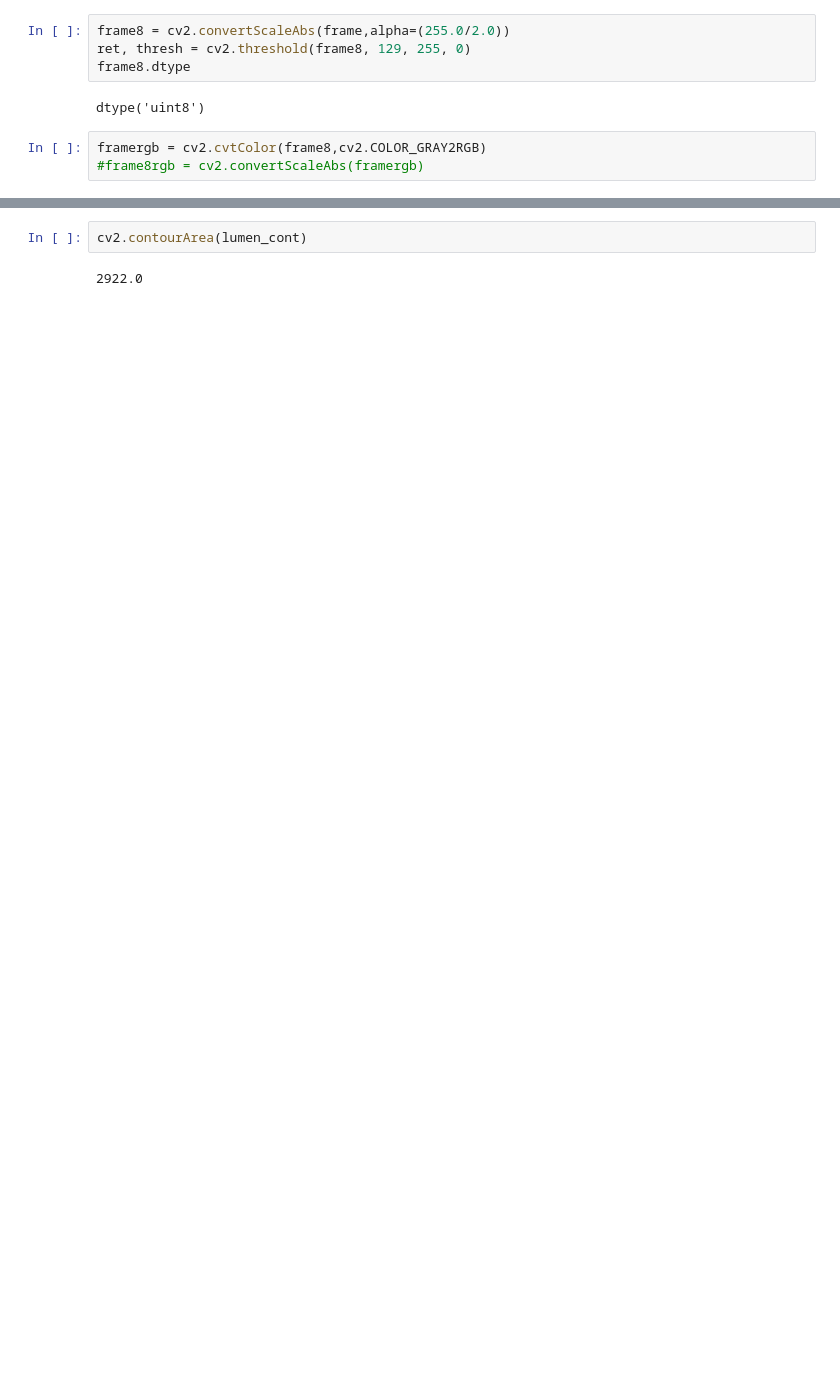
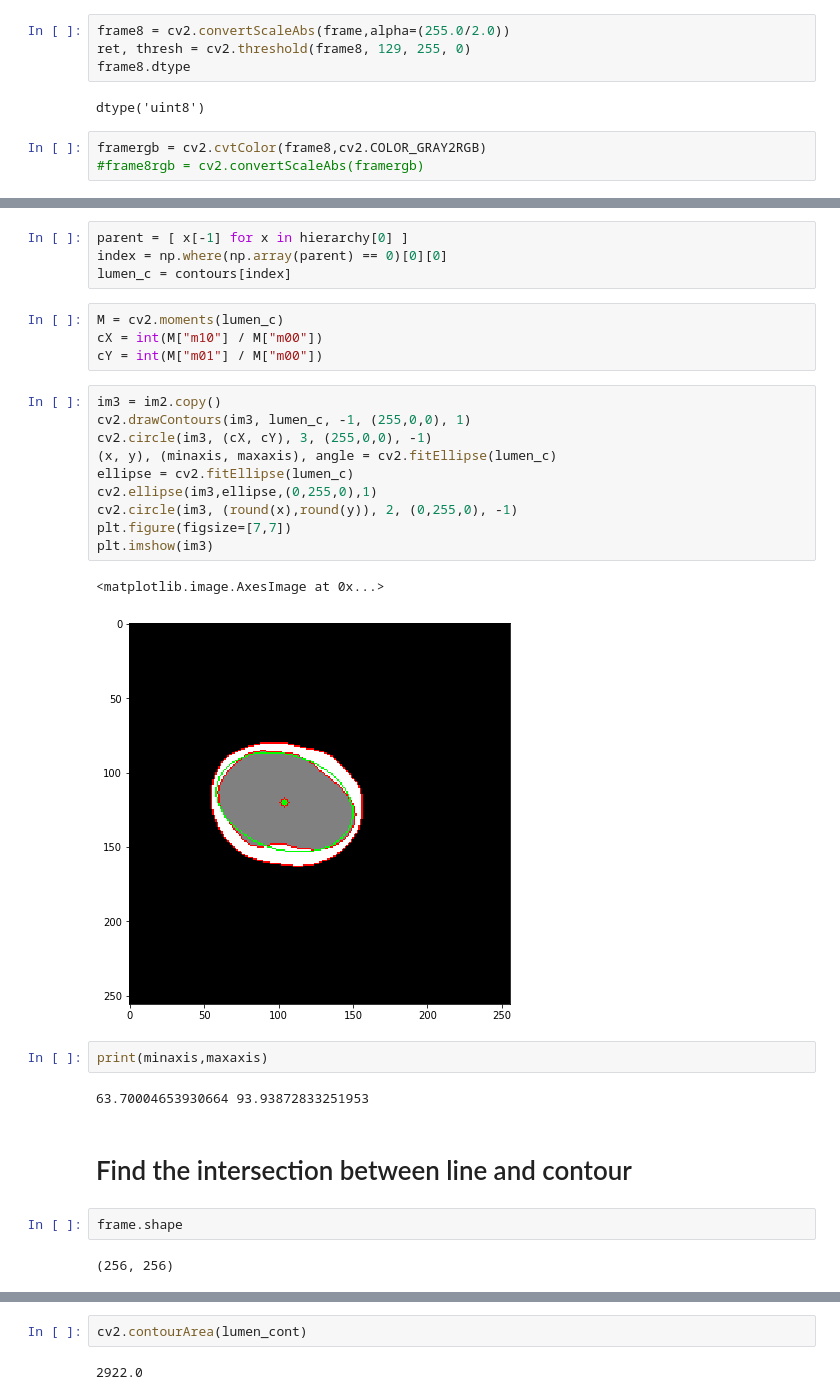
Before and after one commit to paulnguyen81/bloodpressure_ffr, a Jupyter notebook: feature_eccentricity.ipynb, the cells around one changed output, grey strips where cells are left out. Saved outputs shown, nothing was run; the diff lists cells and outputs as text; blank space fills up the shorter version.

```diff
--- a/feature_eccentricity.ipynb
+++ b/feature_eccentricity.ipynb
@@ -76,0 +95,31 @@ plt.imshow(framergb)
+# %%
+parent = [ x[-1] for x in hierarchy[0] ]
+index = np.where(np.array(parent) == 0)[0][0]
+lumen_c = contours[index]
+# %%
+M = cv2.moments(lumen_c)
+cX = int(M["m10"] / M["m00"])
+cY = int(M["m01"] / M["m00"])
+# %%
+im3 = im2.copy()
+cv2.drawContours(im3, lumen_c, -1, (255,0,0), 1)
+cv2.circle(im3, (cX, cY), 3, (255,0,0), -1)
+(x, y), (minaxis, maxaxis), angle = cv2.fitEllipse(lumen_c)
+ellipse = cv2.fitEllipse(lumen_c)
+cv2.ellipse(im3,ellipse,(0,255,0),1)
+cv2.circle(im3, (round(x),round(y)), 2, (0,255,0), -1)
+plt.figure(figsize=[7,7])
+plt.imshow(im3)
+# %% [output]
+<matplotlib.image.AxesImage at 0x...>
+[figure, added]
+# %%
+print(minaxis,maxaxis)
+# %% [output]
+63.70004653930664 93.93872833251953
+# %% [markdown]
+# Find the intersection between line and contour
+# %%
+frame.shape
+# %% [output]
+(256, 256)
```
Also changed, not shown: parts of 52 cells of this notebook, 2 other files.
